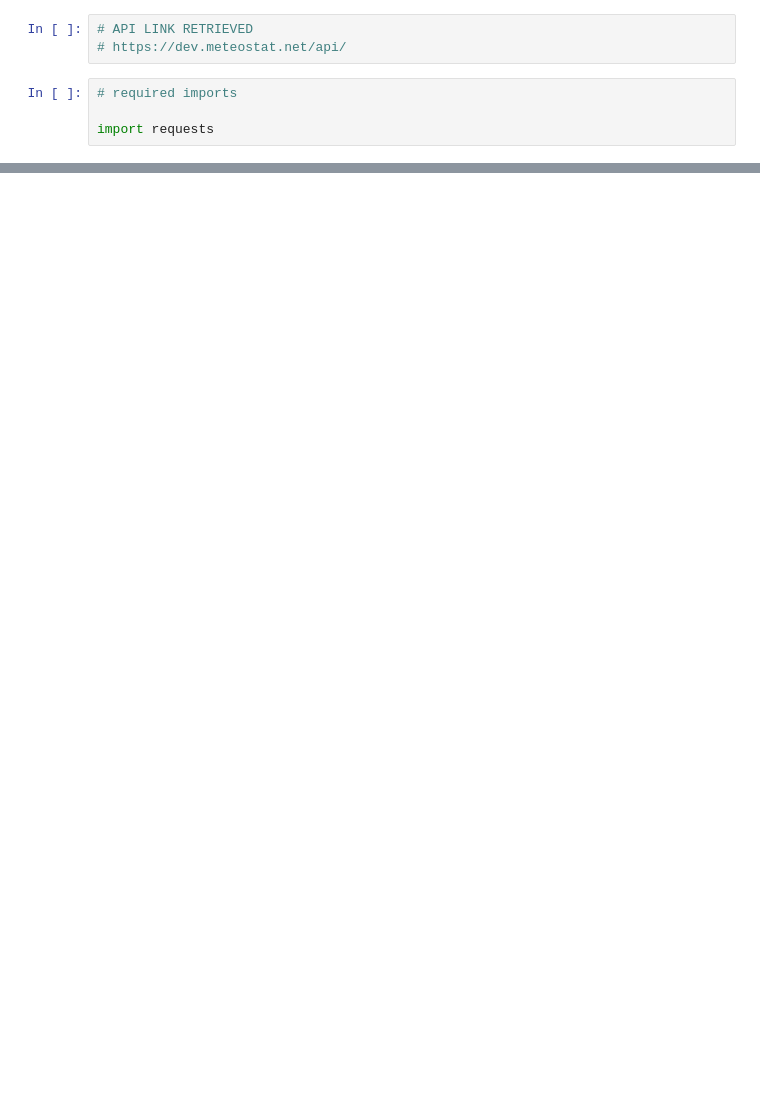
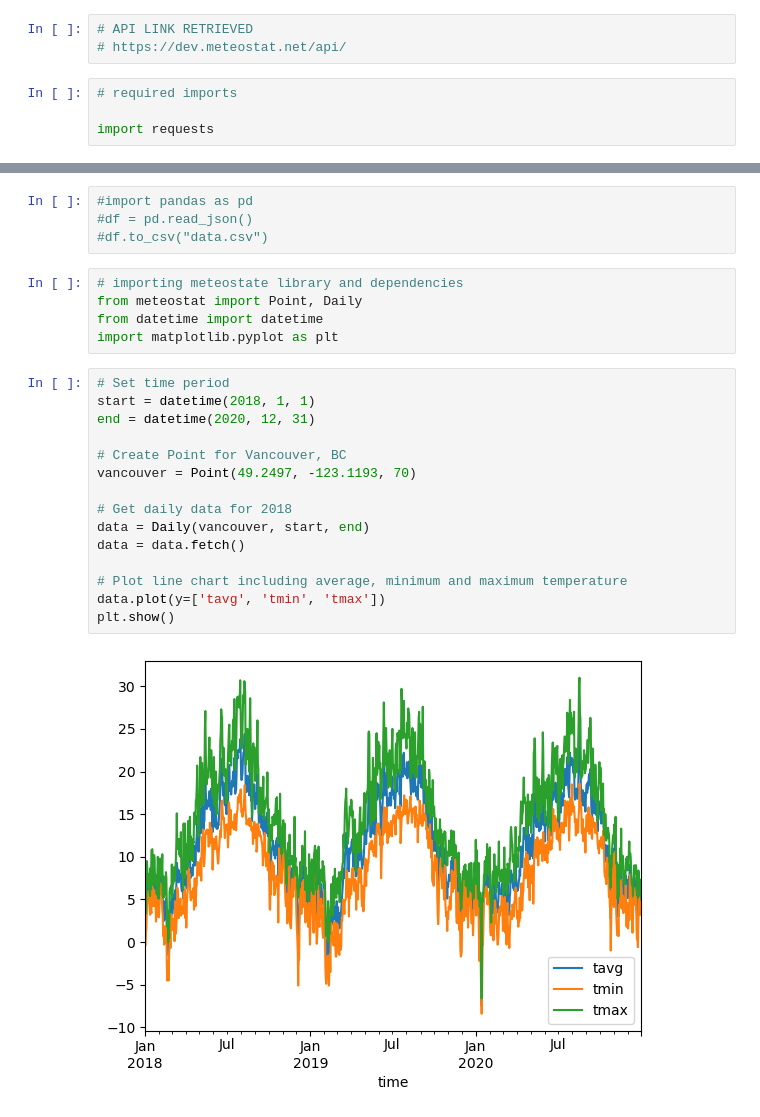
Before and after one commit to rootsnquery/ML-Climate-Project-Template-Fall2022, a Jupyter notebook: src/explore.ipynb, the cells around one changed output, grey strips where cells are left out. Cells and saved outputs as stored; diff of their text form; blank space fills up the shorter version.

Commit message:
updated journal; updated data exploration notebook

```diff
--- a/src/explore.ipynb
+++ b/src/explore.ipynb
@@ -22,0 +31,26 @@ print(response.text)
+# %%
+#import pandas as pd
+#df = pd.read_json()
+#df.to_csv("data.csv")
+# %%
+# importing meteostate library and dependencies
+from meteostat import Point, Daily
+from datetime import datetime
+import matplotlib.pyplot as plt
+# %%
+# Set time period
+start = datetime(2018, 1, 1)
+end = datetime(2020, 12, 31)
+
+# Create Point for Vancouver, BC
+vancouver = Point(49.2497, -123.1193, 70)
+
+# Get daily data for 2018
+data = Daily(vancouver, start, end)
+data = data.fetch()
+
+# Plot line chart including average, minimum and maximum temperature
+data.plot(y=['tavg', 'tmin', 'tmax'])
+plt.show()
+# %% [output]
+[figure, added]
```
Also changed, not shown: parts of 4 cells of this notebook, 1 other file.
